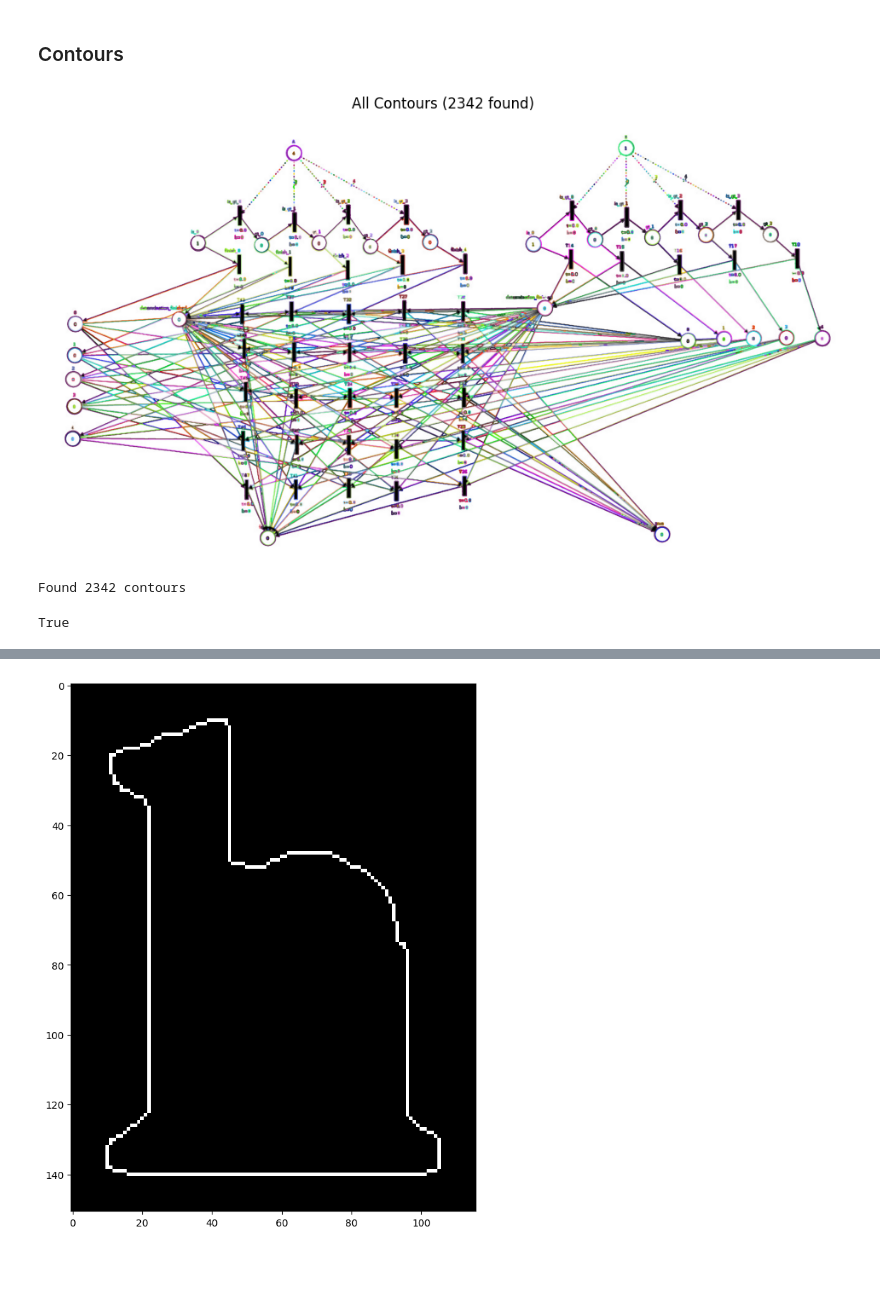
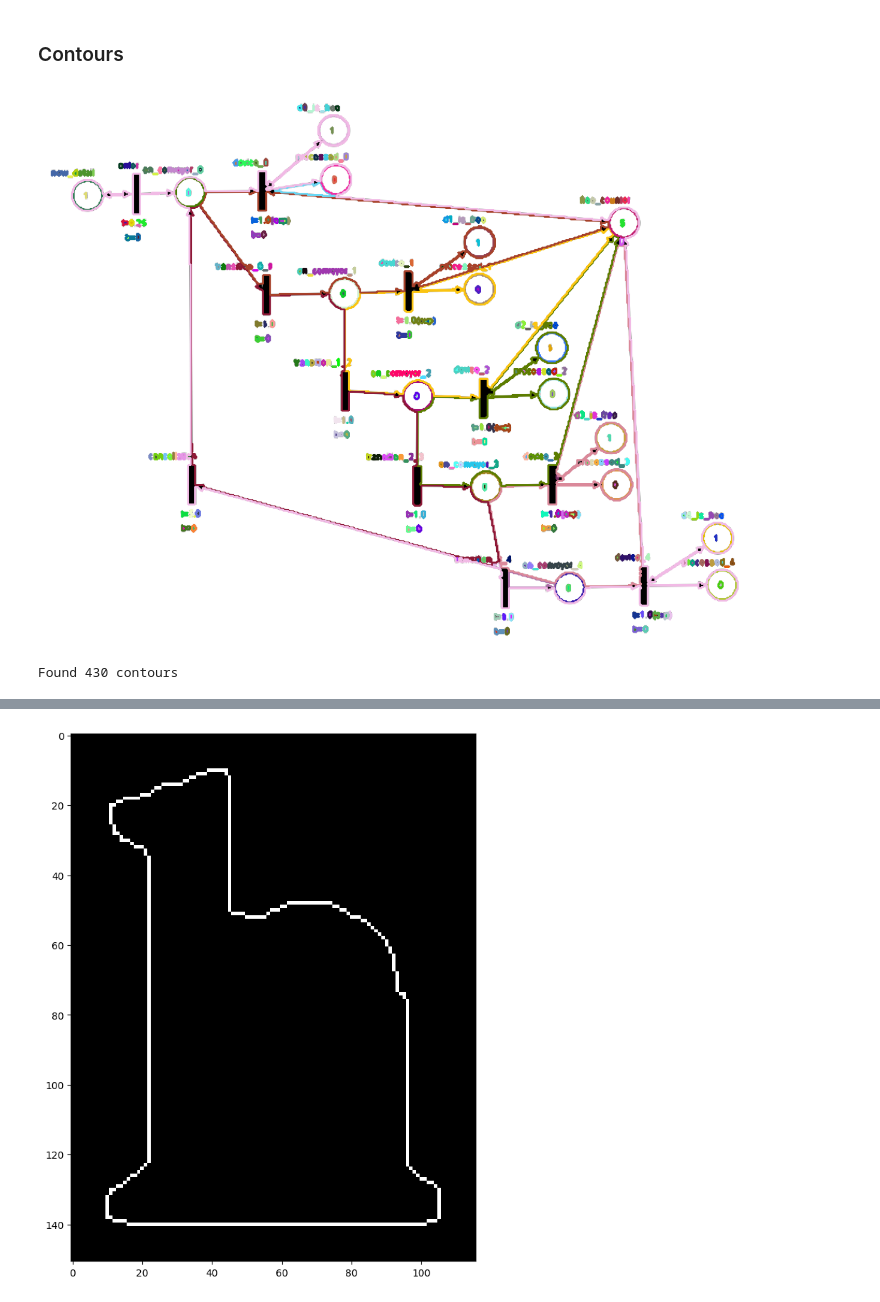
Before and after one commit to sam0ed/sketch2pnml, a Jupyter notebook: src/experiment.ipynb, the cells around one changed output, grey strips where cells are left out. Drawn from its saved outputs; the diff is of its cells as text; code cells hidden in the pictures; blank space fills up the shorter version.

```diff
--- a/src/experiment.ipynb
+++ b/src/experiment.ipynb
@@ -180,14 +79,14 @@ Found 131 contours
 # %% [markdown]
 ### Experimenting with matplotlib and opencv imshow
 # %%
-image = cv2.imread('../../assets/else/sunset-lake-landscape-illustration-free-vector.jpg')
-img_converted = cv2.cvtColor(image, cv2.COLOR_BGR2RGB)
+img = cv2.imread('../../assets/else/sunset-lake-landscape-illustration-free-vector.jpg')
+img_converted = cv2.cvtColor(img, cv2.COLOR_BGR2RGB)
 
 plt.figure(figsize=(12, 6))
 
 # Display original image
 plt.subplot(1, 2, 1)
-plt.imshow(image)  # Convert BGR to RGB for correct display
+plt.imshow(img)  # Convert BGR to RGB for correct display
 plt.title('Original Image (BGR)')
 plt.axis('off')
 
@@ -551,31 +330,20 @@ display_images(
 # %% [markdown]
 ### Contours
 # %%
-# # 2. Otsu's method
-_, otsu_thresh = cv2.threshold(image_gray, 0, 255, cv2.THRESH_BINARY_INV + cv2.THRESH_OTSU)
-
-## Find all contours
-contours, hierarchy = cv2.findContours(otsu_thresh, cv2.RETR_LIST, cv2.CHAIN_APPROX_SIMPLE)
-
-result = image.copy()
-for i, contour in enumerate(contours):
+img_contour = img.copy()
+for i, contour in enumerate(contours_list):
     color = (np.random.randint(0, 256), np.random.randint(0, 256), np.random.randint(0, 256))
-    cv2.drawContours(result, [contour], -1, color, 2)
+    cv2.drawContours(img_contour, [contour], -1, color, 2)
 
 # Convert to RGB for matplotlib display
-result_rgb = cv2.cvtColor(result, cv2.COLOR_BGR2RGB)
+result_rgb = cv2.cvtColor(img_contour, cv2.COLOR_BGR2RGB)
 
-# Display the results
-plt.figure(figsize=(12, 10))
-plt.imshow(result_rgb)
-plt.title(f'All Contours ({len(contours)} found)')
-plt.axis('off')
-plt.show()
 
-print(f"Found {len(contours)} contours")
+display_images([result_rgb], rows=1, figsize=(12, 10))
+print(f"Found {len(contours_list)} contours")
 # %% [output]
-[figure, old version]
+[figure, new version]
-Found 2342 contours
+Found 430 contours
 # %%
 def is_circle_enclosing(contour, threshold):
     (x, y), radius = cv2.minEnclosingCircle(contour)
@@ -635,8 +403,4 @@ def is_circle_hough(contour, threshold):
     )
 
     return circles is not None
-# %%
-is_circle_hough(contours[1979], 0.5)
-# %% [output]
-True
 # %%
```
Also changed, not shown: parts of 32 cells of this notebook, 57 other files.
